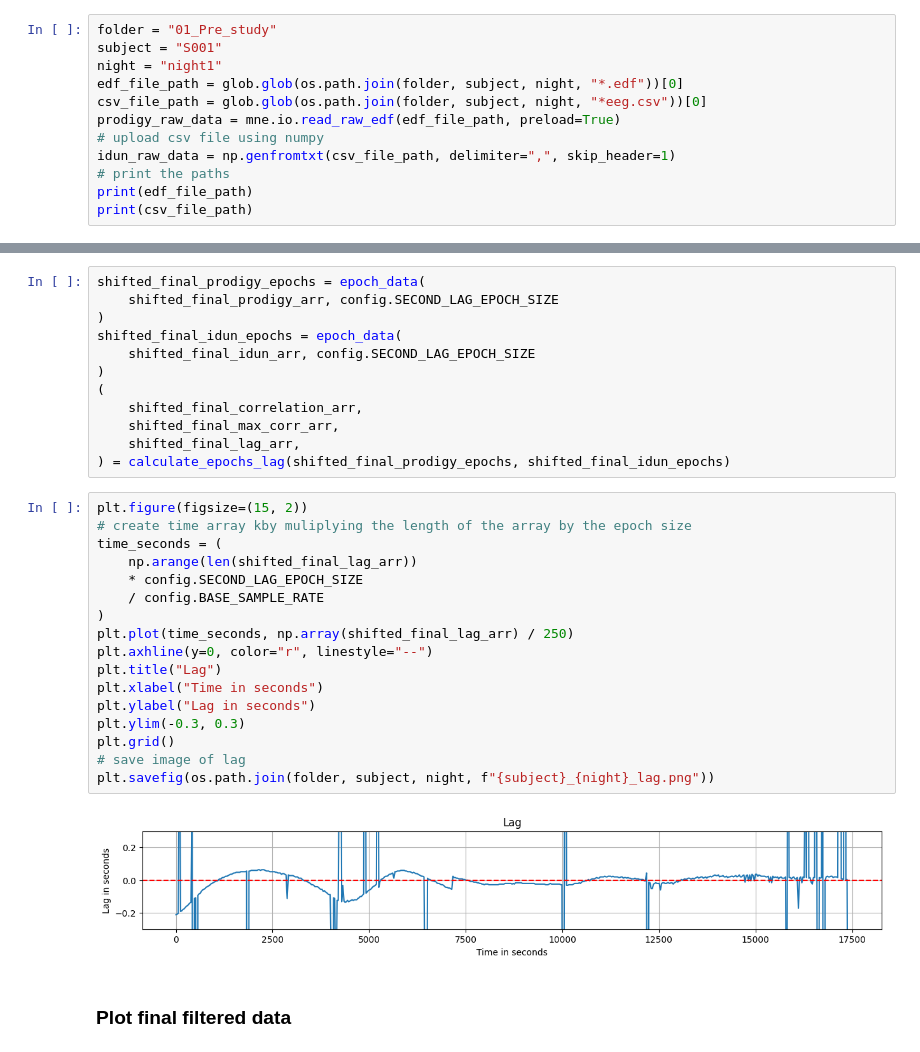
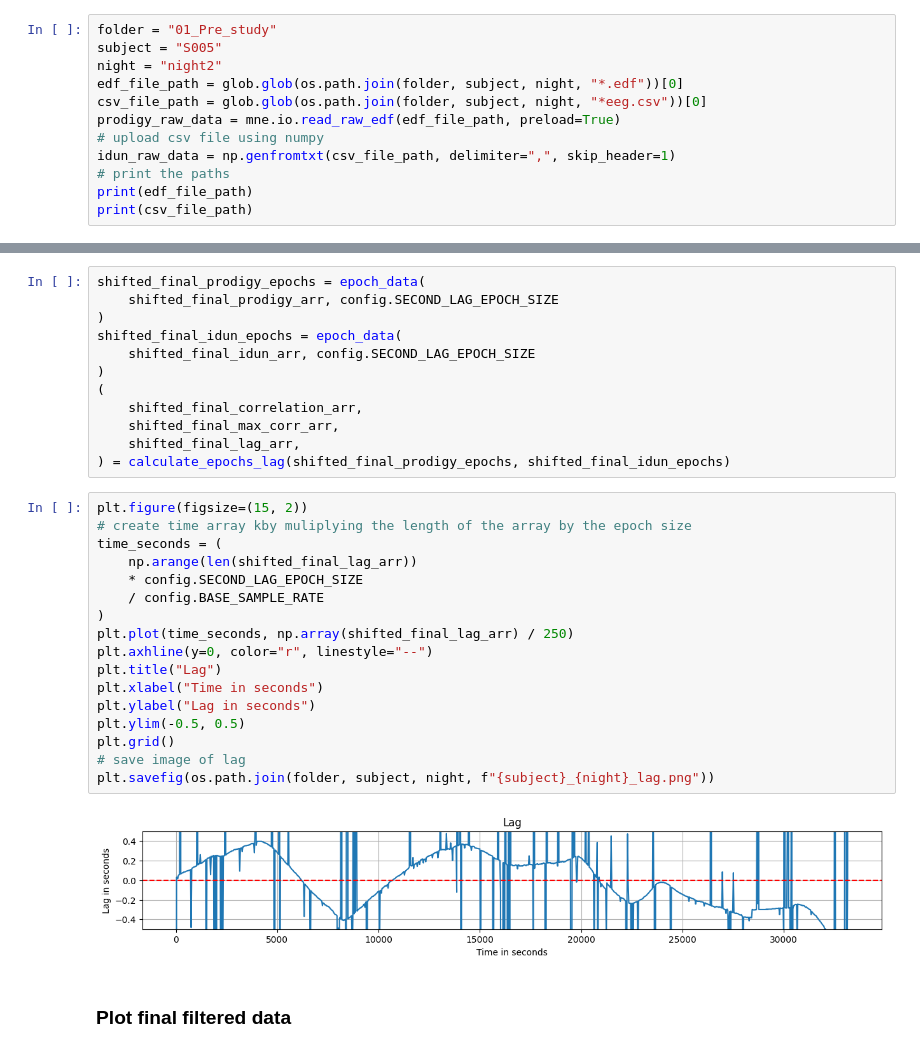
Before and after one commit to iduntech/idn-sync-data, a Jupyter notebook: sync_main.ipynb, the cells around one changed output, grey strips where cells are left out. Cells and saved outputs as stored; diff of their text form.

```diff
--- a/sync_main.ipynb
+++ b/sync_main.ipynb
@@ -33,8 +28,8 @@ from scipy.signal import resample
 ### Upload all data
 # %%
 folder = "01_Pre_study"
-subject = "S001"
-night = "night1"
+subject = "S005"
+night = "night2"
 edf_file_path = glob.glob(os.path.join(folder, subject, night, "*.edf"))[0]
 csv_file_path = glob.glob(os.path.join(folder, subject, night, "*eeg.csv"))[0]
 prodigy_raw_data = mne.io.read_raw_edf(edf_file_path, preload=True)
@@ -446,22 +445,22 @@ shifted_final_idun_epochs = epoch_data(
 # %%
 plt.figure(figsize=(15, 2))
 # create time array kby muliplying the length of the array by the epoch size
 time_seconds = (
     np.arange(len(shifted_final_lag_arr))
     * config.SECOND_LAG_EPOCH_SIZE
     / config.BASE_SAMPLE_RATE
 )
 plt.plot(time_seconds, np.array(shifted_final_lag_arr) / 250)
 plt.axhline(y=0, color="r", linestyle="--")
 plt.title("Lag")
 plt.xlabel("Time in seconds")
 plt.ylabel("Lag in seconds")
-plt.ylim(-0.3, 0.3)
+plt.ylim(-0.5, 0.5)
 plt.grid()
 # save image of lag
 plt.savefig(os.path.join(folder, subject, night, f"{subject}_{night}_lag.png"))
 # %% [output]
-[figure, old version]
+[figure, new version]
 # %% [markdown]
 ### Plot final filtered data
 # %%
```
Also changed, not shown: parts of 23 cells of this notebook.
